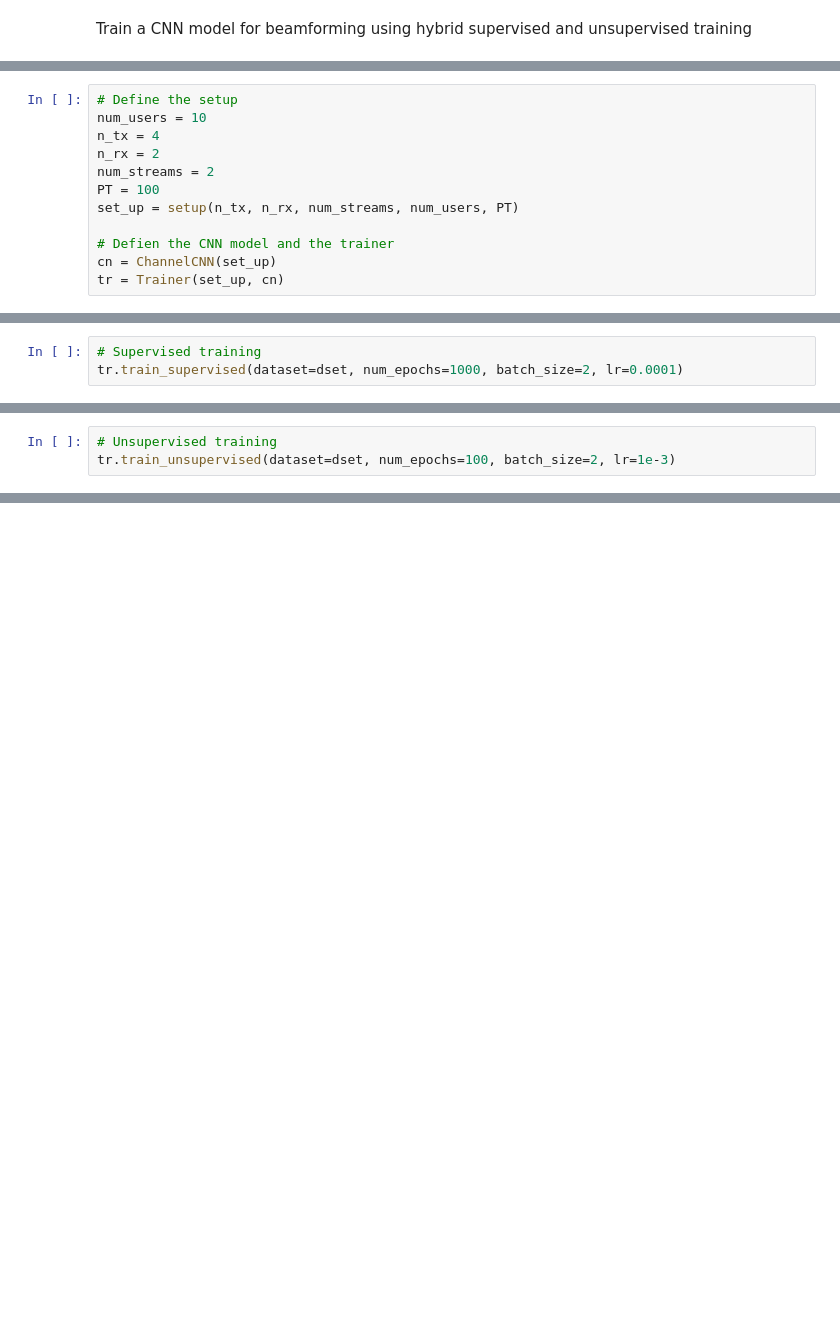
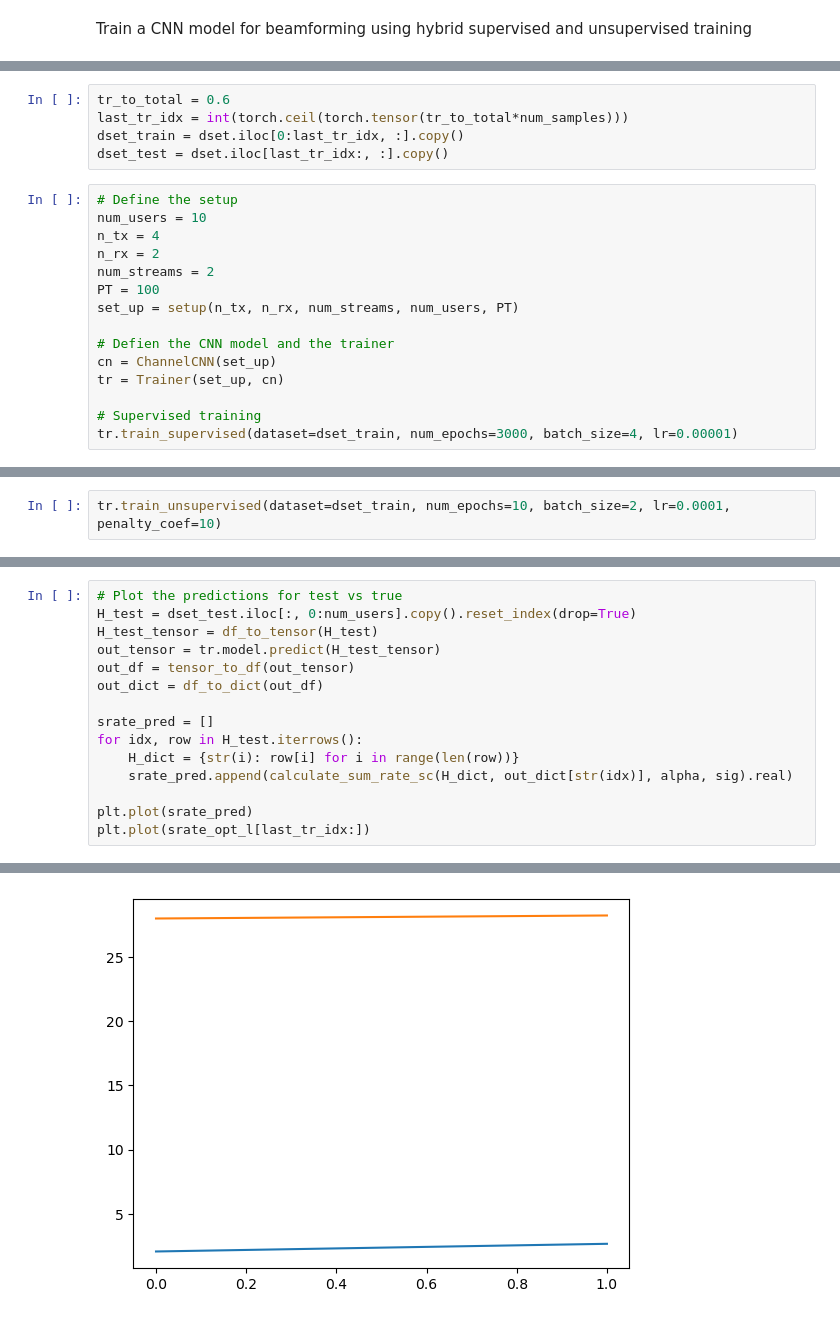
Before and after one commit to Ali-Abbasi01/Deep-Unfolding-NN, a Jupyter notebook: notebooks/CNN.ipynb, the cells around one changed output, grey strips where cells are left out. Saved outputs shown, nothing was run; the diff lists cells and outputs as text; blank space fills up the shorter version.

```diff
--- a/notebooks/CNN.ipynb
+++ b/notebooks/CNN.ipynb
@@ -54,3 +126,8 @@ class setup():
+# %%
+tr_to_total = 0.6
+last_tr_idx = int(torch.ceil(torch.tensor(tr_to_total*num_samples)))
+dset_train = dset.iloc[0:last_tr_idx, :].copy()
+dset_test = dset.iloc[last_tr_idx:, :].copy()
 # %%
 # Define the setup
 num_users = 10
@@ -63,3 +140,6 @@ set_up = setup(n_tx, n_rx, num_streams, num_users, PT)
 # Defien the CNN model and the trainer
 cn = ChannelCNN(set_up)
 tr = Trainer(set_up, cn)
+
+# Supervised training
+tr.train_supervised(dataset=dset_train, num_epochs=3000, batch_size=4, lr=0.00001)
@@ -165,4 +164,3 @@ dataset
 # %%
-# Supervised training
-tr.train_supervised(dataset=dset, num_epochs=1000, batch_size=2, lr=0.0001)
+tr.train_unsupervised(dataset=dset_train, num_epochs=10, batch_size=2, lr=0.0001, penalty_coef=10)
 # %% [output]
@@ -187,3 +177,0 @@ KeyboardInterrupt:
-# %%
-# Unsupervised training
-tr.train_unsupervised(dataset=dset, num_epochs=100, batch_size=2, lr=1e-3)
@@ -208,0 +228,16 @@ KeyboardInterrupt:
+# %%
+# Plot the predictions for test vs true
+H_test = dset_test.iloc[:, 0:num_users].copy().reset_index(drop=True)
+H_test_tensor = df_to_tensor(H_test)
+out_tensor = tr.model.predict(H_test_tensor)
+out_df = tensor_to_df(out_tensor)
+out_dict = df_to_dict(out_df)
+
+srate_pred = []
+for idx, row in H_test.iterrows():
+    H_dict = {str(i): row[i] for i in range(len(row))}
+    srate_pred.append(calculate_sum_rate_sc(H_dict, out_dict[str(idx)], alpha, sig).real)
+
+plt.plot(srate_pred)
+plt.plot(srate_opt_l[last_tr_idx:])
+# %% [output]
@@ -208,0 +245 @@ KeyboardInterrupt:
+[figure, added]
```
Also changed, not shown: parts of 16 cells of this notebook.
